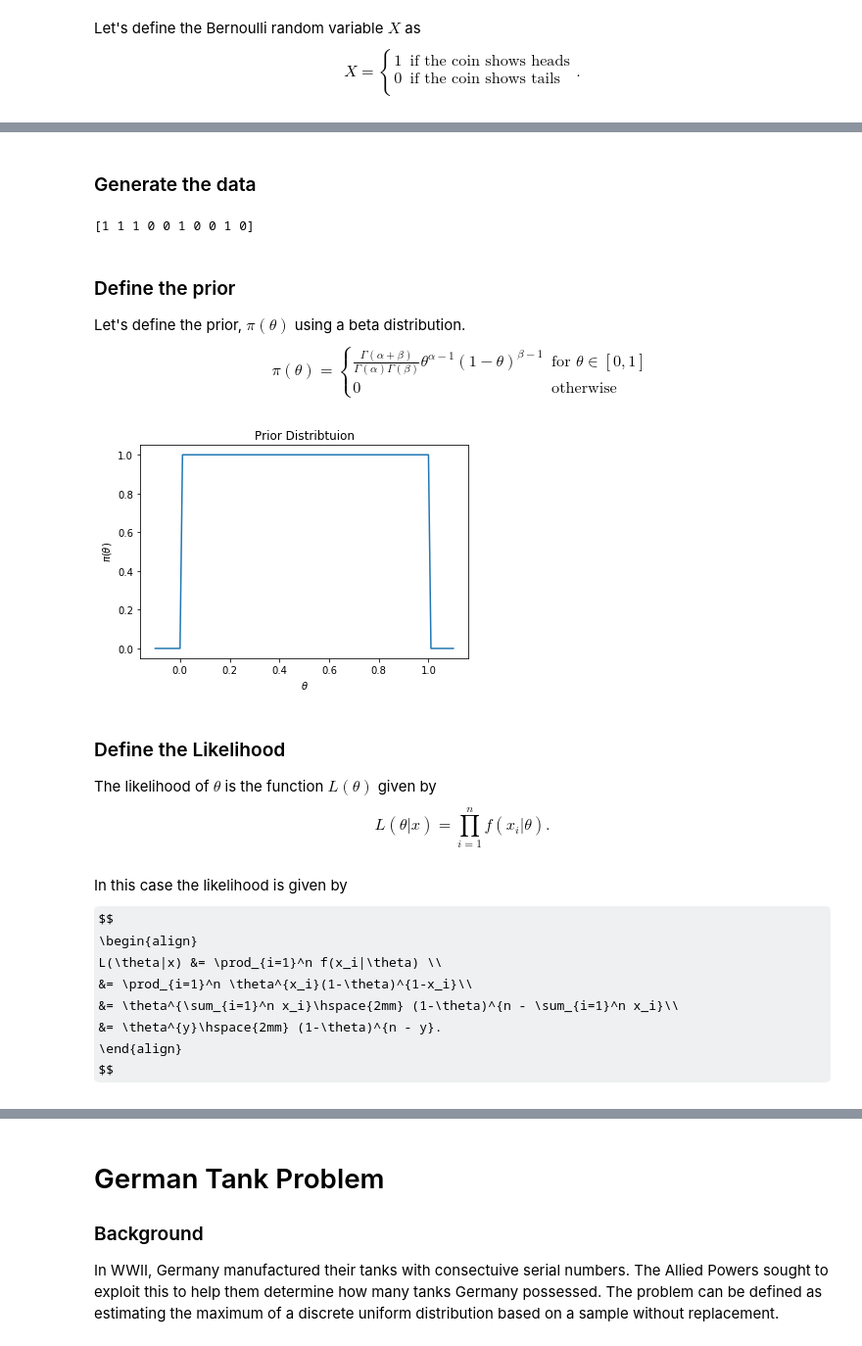
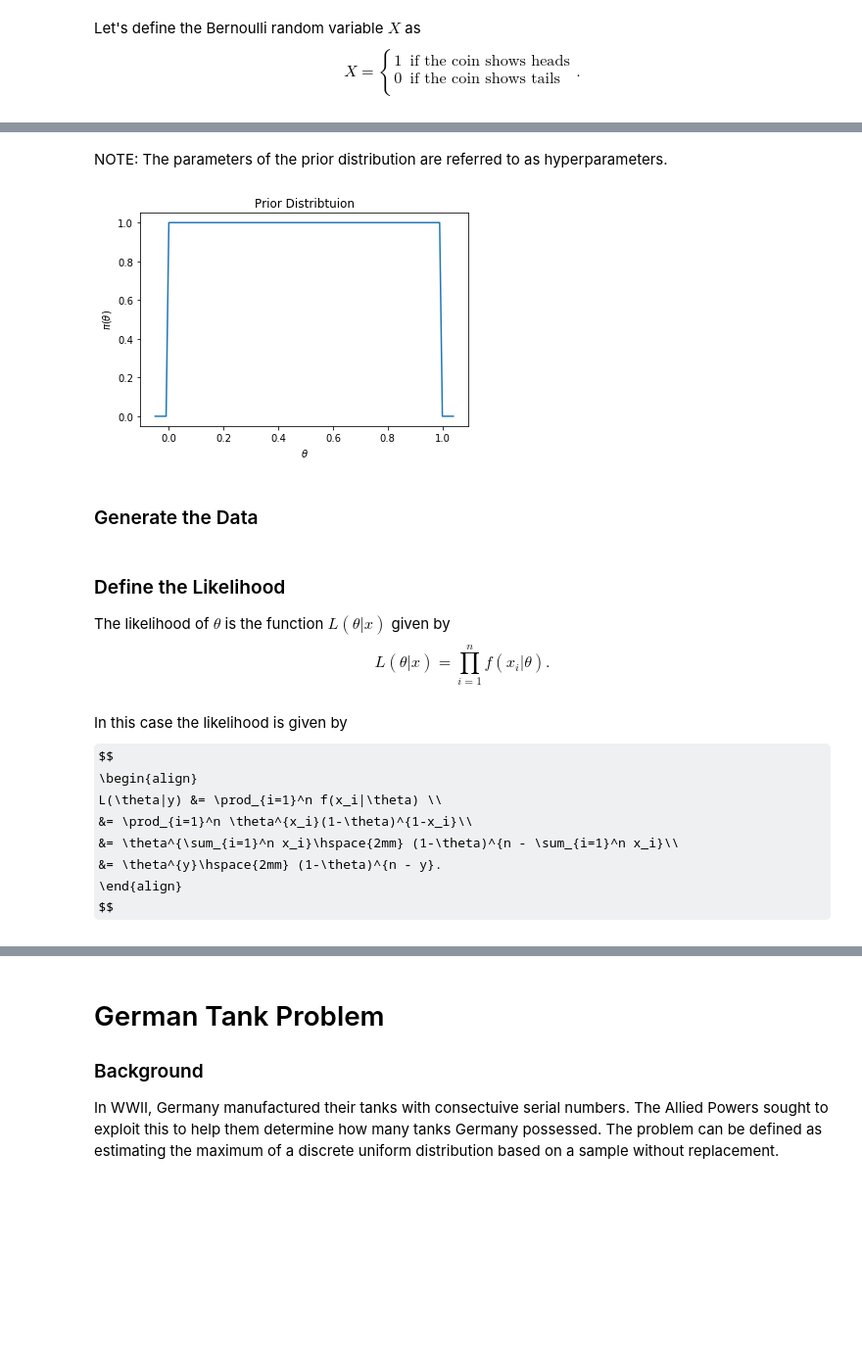
Before and after one commit to jstrat1618/Intro2BayesianEstimation, a Jupyter notebook: Presentation.ipynb, the cells around one changed output, grey strips where cells are left out. Shown at 98% size. Cells and saved outputs as stored; diff of their text form; code cells hidden in the pictures; some formulas as TeX source; blank space fills up the shorter version.

```diff
--- a/Presentation.ipynb
+++ b/Presentation.ipynb
@@ -87,47 +123,38 @@ $\theta$- the probability the coin shows Heads (i.e.the $P(X = 1)$
+# %% [markdown]
+NOTE: The parameters of the prior distribution are referred to as hyperparameters.
+# %%
+import numpy as np
+import matplotlib.pyplot as plt
+from scipy.stats import beta
+
+#Define hyperparameters
+prior_alpha, prior_beta = 1,1
+
+xgrid = np.arange(-0.05,1.05,0.01)
+#Evaluate the prior over the grid
+prior_of_xgrid = beta.pdf(xgrid, a = prior_alpha, b = prior_beta)
+
+
+#Plot the prior distribution
+plt.plot(xgrid, prior_of_xgrid)
+plt.xlabel(r'$\theta$')
+plt.ylabel(r'$\pi(\theta)$')
+plt.title("Prior Distribtuion")
+plt.show()
+# %% [output]
+[figure, added]
 # %% [markdown]
-### Generate the data
+### Generate the Data
 # %%
-import numpy as np
 #Define parameter and sample size
 theta , n = 0.5, 10
 
 #Generate Data
 x = np.random.binomial(1, theta, n)
-print(x)
+y = x.sum()
-# %% [output]
-[1 1 1 0 0 1 0 0 1 0]
-# %% [markdown]
-### Define the prior
-Let's define the prior, $\pi(\theta)$ using a beta distribution.
-$$
-\pi(\theta) =
-\begin{cases} \frac{\Gamma(\alpha + \beta)}{\Gamma(\alpha) \Gamma(\beta)} \theta^{\alpha - 1} (1-\theta)^{\beta - 1}
-& \textrm{for $\theta \in [0,1]$}\\
-0 & \textrm{otherwise}
-\end{cases}
-$$
-# %%
-#Define hyperparameters
-prior_alpha, prior_beta = 1,1
-
-import matplotlib.pyplot as plt
-from scipy.stats import beta
-
-xgrid = np.arange(-0.1,1.1,0.01)
-#Evaluate the prior over the grid
-prior_of_xgrid = beta.pdf(xgrid, a = prior_alpha, b = prior_beta)
-
-#Plot the prior distribution
-plt.plot(xgrid, prior_of_xgrid)
-plt.xlabel(r'$\theta$')
-plt.ylabel(r'$\pi(\theta)$')
-plt.title("Prior Distribtuion")
-plt.show()
-# %% [output]
-[figure, removed]
 # %% [markdown]
 ### Define the Likelihood
-The likelihood of $\theta$ is the function $L(\theta)$ given by
+The likelihood of $\theta$ is the function $L(\theta |x)$ given by
 $$
 L(\theta|x) = \prod_{i = 1}^n f(x_i | \theta).
 $$
@@ -135,7 +162,7 @@ $$
 In this case the likelihood is given by
 $$
 \begin{align}
-L(\theta|x) &= \prod_{i=1}^n f(x_i|\theta) \\
+L(\theta|y) &= \prod_{i=1}^n f(x_i|\theta) \\
  &= \prod_{i=1}^n \theta^{x_i}(1-\theta)^{1-x_i}\\
  &= \theta^{\sum_{i=1}^n x_i}\hspace{2mm} (1-\theta)^{n - \sum_{i=1}^n x_i}\\
  &= \theta^{y}\hspace{2mm} (1-\theta)^{n - y}.
```
Also changed, not shown: parts of 9 cells of this notebook, 1 other file.
